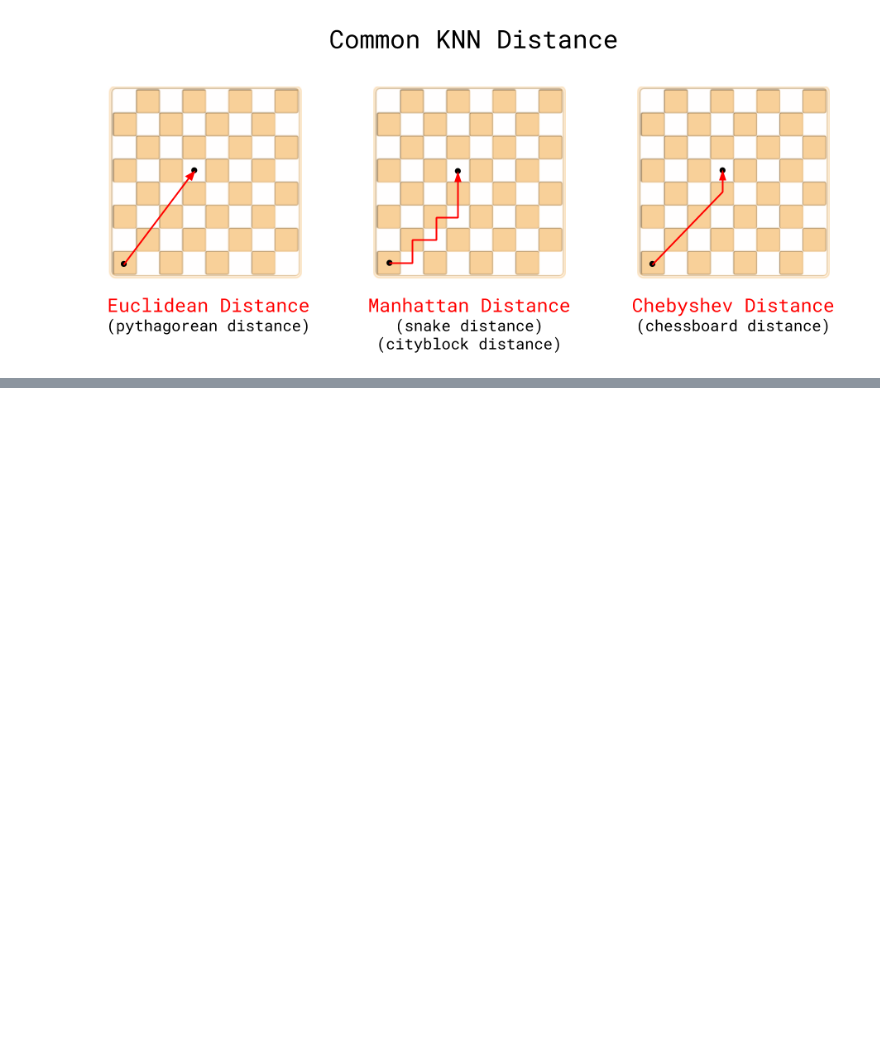
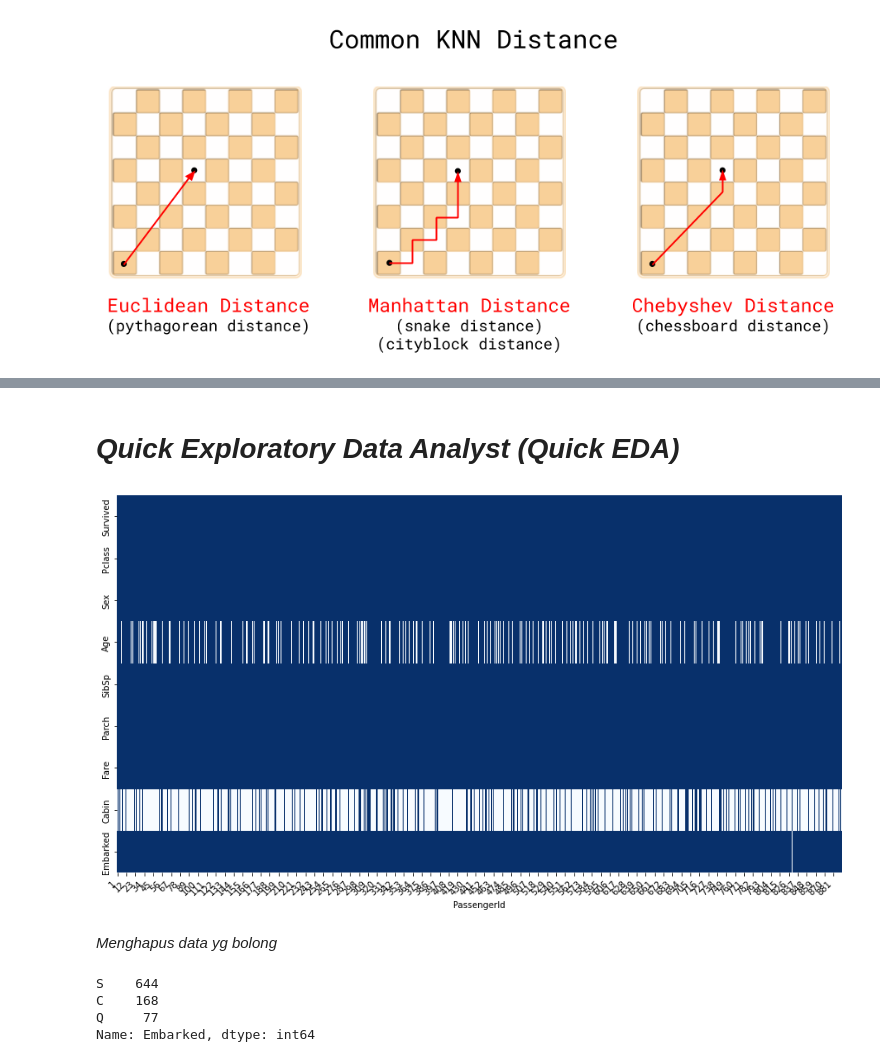
Before and after one commit to Rizkifadillah/googlecolab, a Jupyter notebook: data_science/S2/E1_K_Nearest_Neighbor.ipynb, the cells around one changed output, grey strips where cells are left out. Saved outputs shown, nothing was run; the diff lists cells and outputs as text; code cells hidden in the pictures; blank space fills up the shorter version.

```diff
--- a/data_science/S2/E1_K_Nearest_Neighbor.ipynb
+++ b/data_science/S2/E1_K_Nearest_Neighbor.ipynb
@@ -32,0 +43,4 @@ illustration.knn_distance
+# %%
+df_path = '/content/drive/MyDrive/course_ipynb/Kumpulan_dataset/titanic_jcop.csv'
+df = pd.read_csv(df_path, index_col="PassengerId")
+df.head()
@@ -32,0 +55,5 @@ illustration.knn_distance
+# %%
+# menghapus data yg tidak berpengaruh pada model mechine learning dalam mengambil keputusan
+df.drop(columns=['Name', 'Ticket'], inplace=True)
+# %% [markdown]
+# ***Quick Exploratory Data Analyst (Quick EDA)***
@@ -32,0 +63,6 @@ illustration.knn_distance
+# %%
+plot_missing_value(df)
+# %% [output]
+[figure, added]
+# %% [markdown]
+*Menghapus data yg bolong*
@@ -32,0 +72,8 @@ illustration.knn_distance
+# %%
+# mengetahui data Embarked
+df.Embarked.value_counts()
+# %% [output]
+S    644
+C    168
+Q     77
+Name: Embarked, dtype: int64
```
Also changed, not shown: parts of 56 cells of this notebook.
